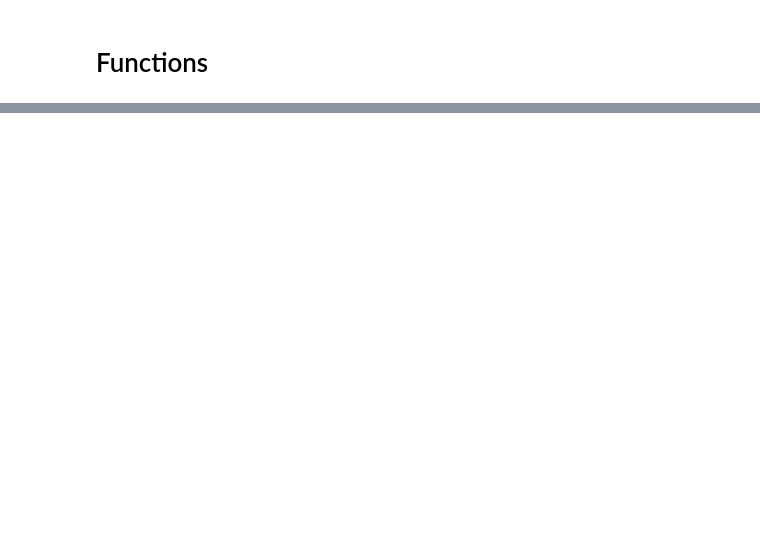
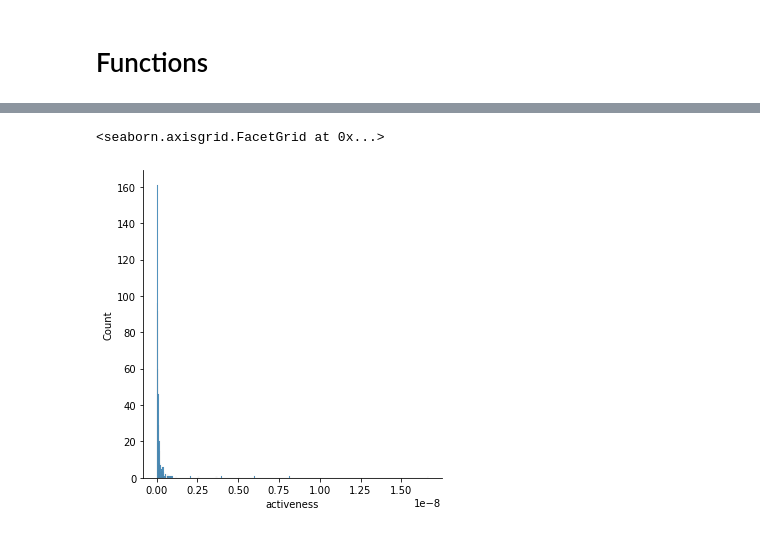
Before and after one commit to Pireax/2imp40, a Jupyter notebook: RQ1.ipynb, the cells around one changed output, grey strips where cells are left out. Saved outputs shown, nothing was run; the diff lists cells and outputs as text; code cells hidden in the pictures; blank space fills up the shorter version.

```diff
--- a/RQ1.ipynb
+++ b/RQ1.ipynb
@@ -79,0 +102,5 @@ df.head()
+# %%
+sns.displot(merged_df_adj, x="activeness")
+# %% [output]
+<seaborn.axisgrid.FacetGrid at 0x...>
+[figure, added]
```
Also changed, not shown: parts of 5 cells of this notebook.
